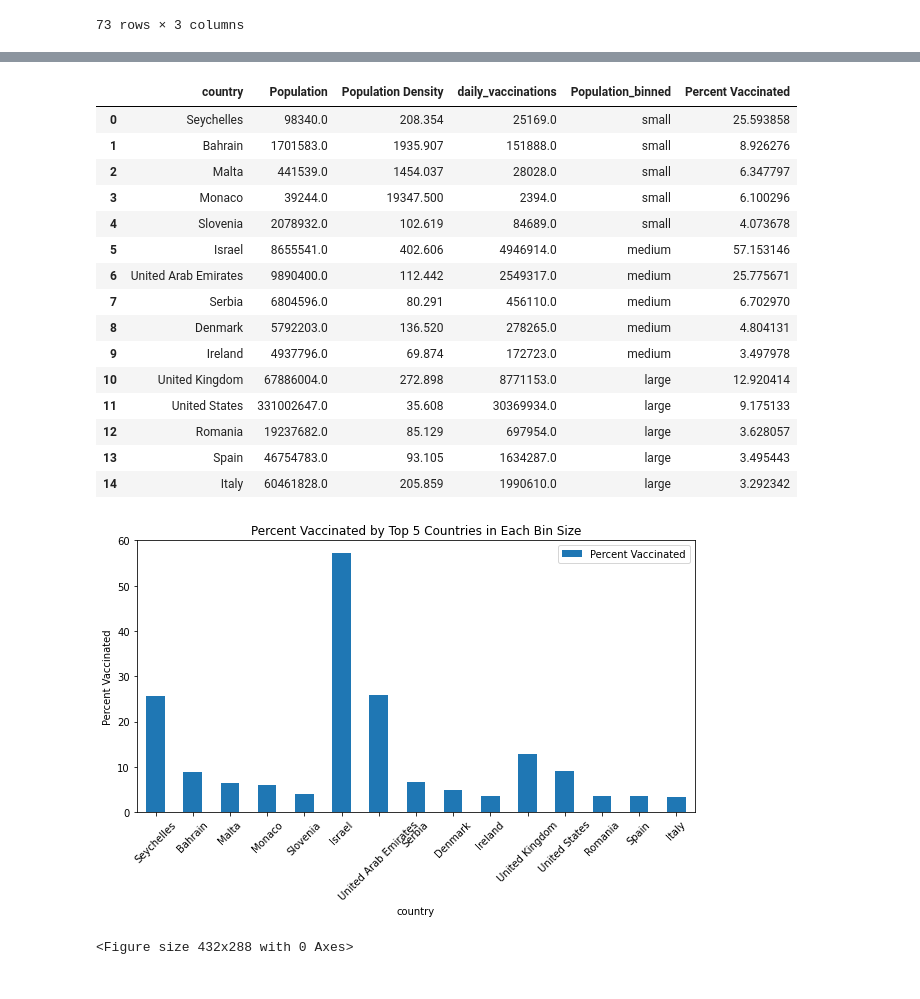
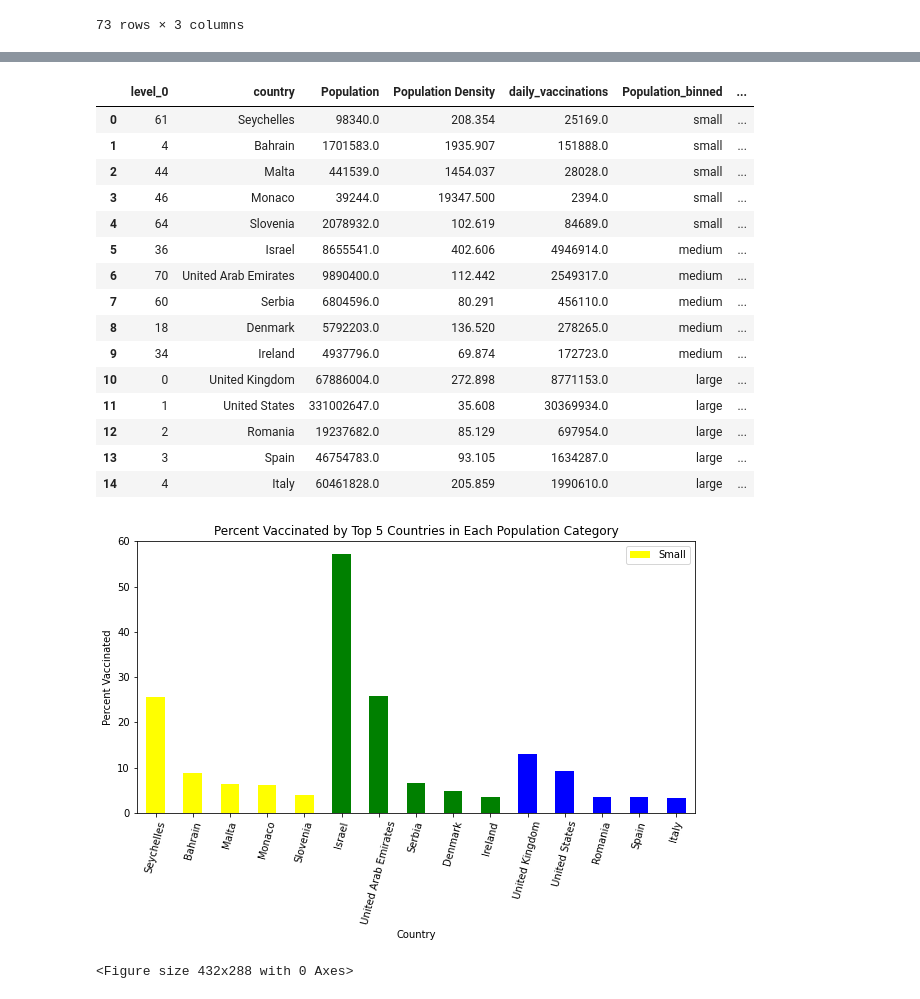
Before and after one commit to vrachupally/Corona-Vaccines, a Jupyter notebook: PythonProject/Tara-stay.ipynb, the cells around one changed output, grey strips where cells are left out. Drawn from its saved outputs; the diff is of its cells as text; code cells hidden in the pictures.

Commit message:
visualizations created and added

```diff
--- a/PythonProject/Tara-stay.ipynb
+++ b/PythonProject/Tara-stay.ipynb
@@ -198,4 +197,6 @@ country_vac_pop_cases_merge_df
 | United Kingdom | 67886004.0 | 272.898 | 8771153.0 |
 | United States | 331002647.0 | 35.608 | 30369934.0 |
 73 rows × 3 columns
+# %%
+country_vac_pop_cases_merge_df.reset_index(inplace = True)
 # %%
@@ -368,41 +467,43 @@ top_five_s_m_l_bin_df
 top_five_s_m_l_bin_df.reset_index(inplace = True)
 top_five_s_m_l_bin_df
 # %% [output]
-|  | country | Population | Population Density | daily_vaccinations | Population_binned | Percent Vaccinated |
-| 0 | Seychelles | 98340.0 | 208.354 | 25169.0 | small | 25.593858 |
-| 1 | Bahrain | 1701583.0 | 1935.907 | 151888.0 | small | 8.926276 |
-| 2 | Malta | 441539.0 | 1454.037 | 28028.0 | small | 6.347797 |
-| 3 | Monaco | 39244.0 | 19347.500 | 2394.0 | small | 6.100296 |
-| 4 | Slovenia | 2078932.0 | 102.619 | 84689.0 | small | 4.073678 |
-| 5 | Israel | 8655541.0 | 402.606 | 4946914.0 | medium | 57.153146 |
-| 6 | United Arab Emirates | 9890400.0 | 112.442 | 2549317.0 | medium | 25.775671 |
-| 7 | Serbia | 6804596.0 | 80.291 | 456110.0 | medium | 6.702970 |
-| 8 | Denmark | 5792203.0 | 136.520 | 278265.0 | medium | 4.804131 |
-| 9 | Ireland | 4937796.0 | 69.874 | 172723.0 | medium | 3.497978 |
-| 10 | United Kingdom | 67886004.0 | 272.898 | 8771153.0 | large | 12.920414 |
-| 11 | United States | 331002647.0 | 35.608 | 30369934.0 | large | 9.175133 |
-| 12 | Romania | 19237682.0 | 85.129 | 697954.0 | large | 3.628057 |
-| 13 | Spain | 46754783.0 | 93.105 | 1634287.0 | large | 3.495443 |
-| 14 | Italy | 60461828.0 | 205.859 | 1990610.0 | large | 3.292342 |
+|  | level_0 | country | Population | Population Density | daily_vaccinations | Population_binned | ... |
+| 0 | 61 | Seychelles | 98340.0 | 208.354 | 25169.0 | small | ... |
+| 1 | 4 | Bahrain | 1701583.0 | 1935.907 | 151888.0 | small | ... |
+| 2 | 44 | Malta | 441539.0 | 1454.037 | 28028.0 | small | ... |
+| 3 | 46 | Monaco | 39244.0 | 19347.500 | 2394.0 | small | ... |
+| 4 | 64 | Slovenia | 2078932.0 | 102.619 | 84689.0 | small | ... |
+| 5 | 36 | Israel | 8655541.0 | 402.606 | 4946914.0 | medium | ... |
+| 6 | 70 | United Arab Emirates | 9890400.0 | 112.442 | 2549317.0 | medium | ... |
+| 7 | 60 | Serbia | 6804596.0 | 80.291 | 456110.0 | medium | ... |
+| 8 | 18 | Denmark | 5792203.0 | 136.520 | 278265.0 | medium | ... |
+| 9 | 34 | Ireland | 4937796.0 | 69.874 | 172723.0 | medium | ... |
+| 10 | 0 | United Kingdom | 67886004.0 | 272.898 | 8771153.0 | large | ... |
+| 11 | 1 | United States | 331002647.0 | 35.608 | 30369934.0 | large | ... |
+| 12 | 2 | Romania | 19237682.0 | 85.129 | 697954.0 | large | ... |
+| 13 | 3 | Spain | 46754783.0 | 93.105 | 1634287.0 | large | ... |
+| 14 | 4 | Italy | 60461828.0 | 205.859 | 1990610.0 | large | ... |
 # %%
 x_axis = top_five_s_m_l_bin_df['country']
 y_axis = top_five_s_m_l_bin_df['Percent Vaccinated']
 
-#plt.bar(x_axis, y_axis, color='r', alpha=0.5, align="center")
+# height = np.arange(len(x_axis))
 
 # Use DataFrame.plot() in order to create a bar chart of the data
-top_five_s_m_l_bin_df.plot(kind="bar", x='country', y='Percent Vaccinated', figsize=(10,5))
+top_five_s_m_l_bin_df.plot(kind="bar", x='country', y='Percent Vaccinated', figsize=(10,5),color=['yellow', 'yellow', 'yellow', 'yellow', 'yellow', 'green','green','green','green','green', 'blue', 'blue', 'blue', 'blue', 'blue'])
 
 # Set a title for the chart
-plt.title("Percent Vaccinated by Top 5 Countries in Each Bin Size")
-plt.xlabel("country")
+plt.title("Percent Vaccinated by Top 5 Countries in Each Population Category")
+plt.xlabel("Country")
 plt.ylabel("Percent Vaccinated")
-plt.xticks(rotation = 45)
+plt.xticks(rotation = 75)
+plt.legend(['Small'])
 
+plt.savefig("visualizations/top_five_s_m_l")
 plt.show()
 plt.tight_layout()
 # %% [output]
-[figure, old version]
+[figure, new version]
 <Figure size 432x288 with 0 Axes>
 # %%
 # top vaccines administered throughout the world
```
Also changed, not shown: parts of 17 cells of this notebook, 10 other files.
